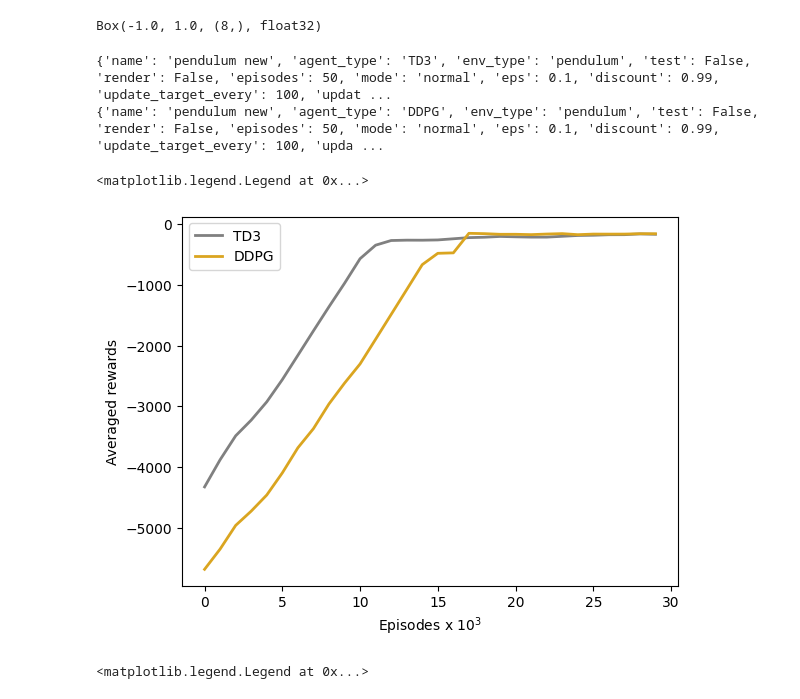
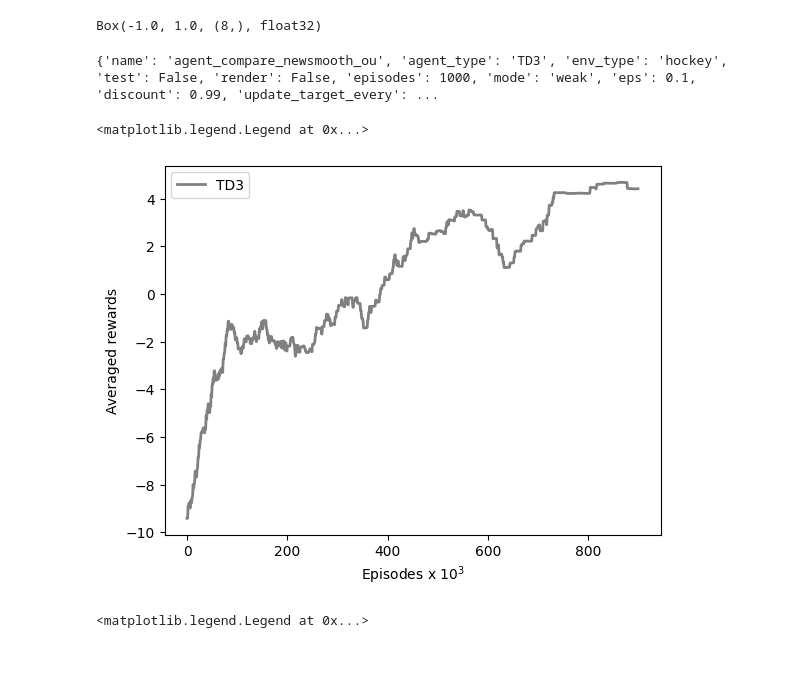
Before and after one commit to emilbreustedt/RL-Hockey, a Jupyter notebook: plot.ipynb, the cells around one changed output. Drawn from its saved outputs; the diff is of its cells as text; code cells hidden in the pictures; blank space fills up the shorter version.

```diff
--- a/plot.ipynb
+++ b/plot.ipynb
@@ -25,34 +25,33 @@ print(ac)
 # %% [output]
 Box(-1.0, 1.0, (8,), float32)
 # %%
-env = "pendulum"
-mode = "normal"
-name = "pendulum new"
+env = "hockey"
+mode = "weak"
+name = "agent_compare_newsmooth_ou"
 rewards = []
 losses = []
-#agents = ["TD3", "DDPG"]
-agents = ["DDPG", "DPU", "TPS", "CDQ", "TD3"]
+agents = ["TD3"]
+#agents = ["DDPG", "DPU", "TPS", "CDQ", "TD3"]
 colors = ["gray", "goldenrod", "limegreen", "royalblue", "crimson"]
 for agent_type in agents:
     filename = f'./results/{agent_type}_{env}_{name}_{mode}_train_stats.pkl'
     with (open(filename, "rb")) as openfile:
         loaded_stats = pickle.load(openfile)
         print(loaded_stats["Experiment setup"])
         #print(loaded_stats["Rewards"])
-        rewards.append(moving_average(loaded_stats["Rewards"],20))
+        rewards.append(moving_average(loaded_stats["Rewards"],100))
         #losses.append(moving_average(loaded_stats["losses"][0][loaded_stats["losses"][0]!= np.array(None)],150))
 fig,ax = plt.subplots()
 fig.figsize=((1,1))
 for ii, r in enumerate(rewards):
     ax.plot(r, label=agents[ii], lw=2, c=colors[ii])
 ax.set_xlabel("Episodes x $10^{3}$")
 ax.set_ylabel("Averaged rewards")
 plt.legend()
 # %% [output]
-{'name': 'pendulum new', 'agent_type': 'TD3', 'env_type': 'pendulum', 'test': False, 'render': False, 'episodes': 50, 'mode': 'normal', 'eps': 0.1, 'discount': 0.99, 'update_target_every': 100, 'updat ...
-{'name': 'pendulum new', 'agent_type': 'DDPG', 'env_type': 'pendulum', 'test': False, 'render': False, 'episodes': 50, 'mode': 'normal', 'eps': 0.1, 'discount': 0.99, 'update_target_every': 100, 'upda ...
+{'name': 'agent_compare_newsmooth_ou', 'agent_type': 'TD3', 'env_type': 'hockey', 'test': False, 'render': False, 'episodes': 1000, 'mode': 'weak', 'eps': 0.1, 'discount': 0.99, 'update_target_every': ...
 <matplotlib.legend.Legend at 0x...>
-[figure, old version]
+[figure, new version]
 # %%
 env = "hockey"
 mode = "weak"
```
Also changed, not shown: 16 other files.
